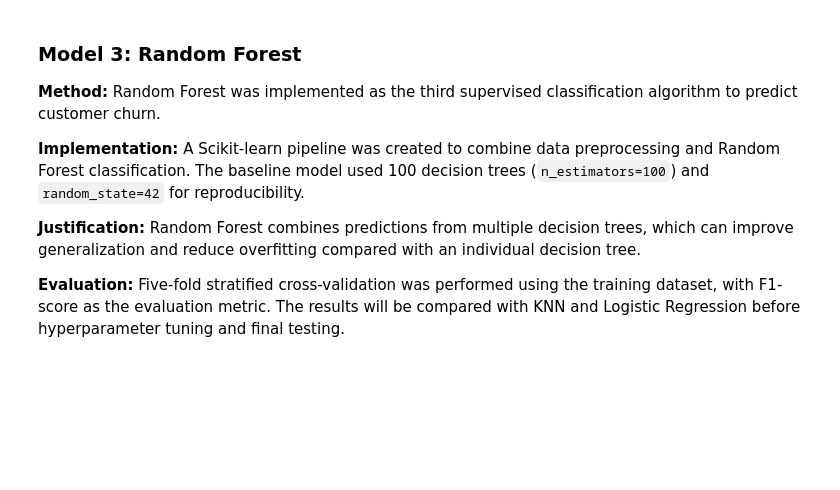
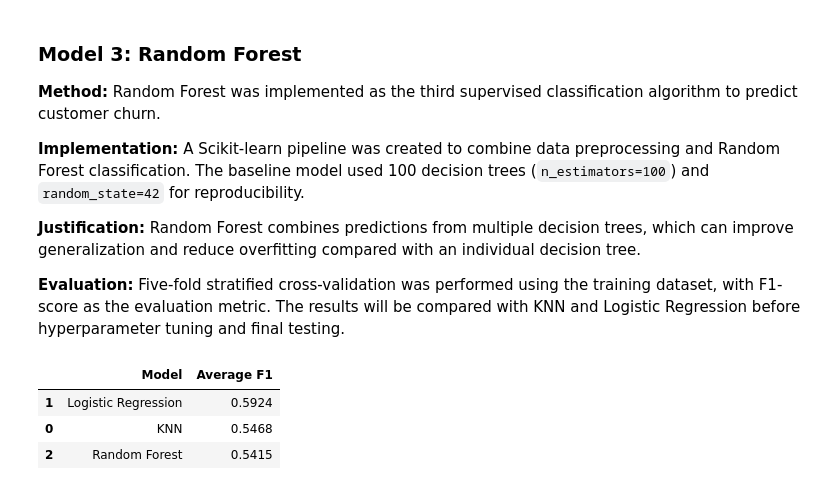
Before and after one commit to Tharul-Fernando/CM2604-Telco-Customer-Churn, a Jupyter notebook: 03_Model_Training.ipynb, the cells around one changed output. Saved outputs shown, nothing was run; the diff lists cells and outputs as text; code cells hidden in the pictures; blank space fills up the shorter version.

Commit message:
Created using Colab: Baseline Model Comparison

```diff
--- a/03_Model_Training.ipynb
+++ b/03_Model_Training.ipynb
@@ -441,0 +422,20 @@ KNN Accuracy: 75.73 %
+# %%
+# Evaluate KNN using the five stratified folds
+from sklearn.model_selection import cross_val_score, StratifiedKFold
+
+cv = StratifiedKFold(
+    n_splits = 5,
+    shuffle = True,
+    random_state = 42
+)
+
+knn_scores = cross_val_score(
+    knn,
+    X_train,
+    y_train,
+    cv = cv,
+    scoring = "f1"
+)
+
+print("KNN F1 scores:", knn_scores)
+print("Average KNN F1:", round(knn_scores.mean(), 4))
@@ -548,3 +543,26 @@ Random Forest F1: 0.5415
 **Justification:** Random Forest combines predictions from multiple decision trees, which can improve generalization and reduce overfitting compared with an individual decision tree.
 
 **Evaluation:** Five-fold stratified cross-validation was performed using the training dataset, with F1-score as the evaluation metric. The results will be compared with KNN and Logistic Regression before hyperparameter tuning and final testing.
+# %%
+# Compare the three baseline models
+baseline_results = pd.DataFrame({
+    "Model": ["KNN", "Logistic Regression", "Random Forest"],
+    "Average F1": [
+        knn_scores.mean(),
+        log_scores.mean(),
+        rf_scores.mean()
+    ]
+})
+
+# Sort models by F1-score
+baseline_results = baseline_results.sort_values(
+    by="Average F1",
+    ascending=False
+)
+
+display(baseline_results.round(4))
+# %% [output]
+|  | Model | Average F1 |
+| 1 | Logistic Regression | 0.5924 |
+| 0 | KNN | 0.5468 |
+| 2 | Random Forest | 0.5415 |
```
Also changed, not shown: parts of 5 cells of this notebook.
